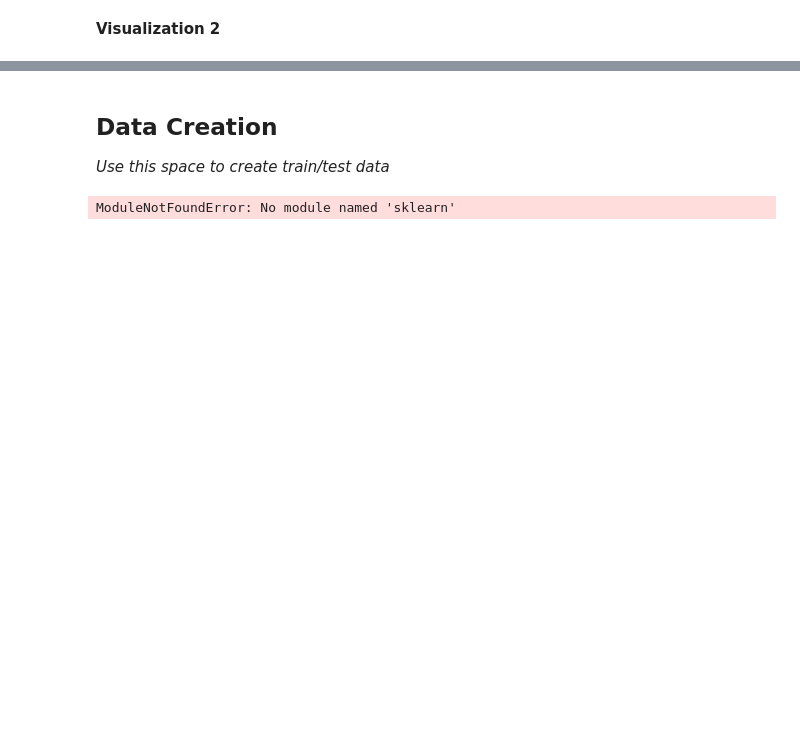
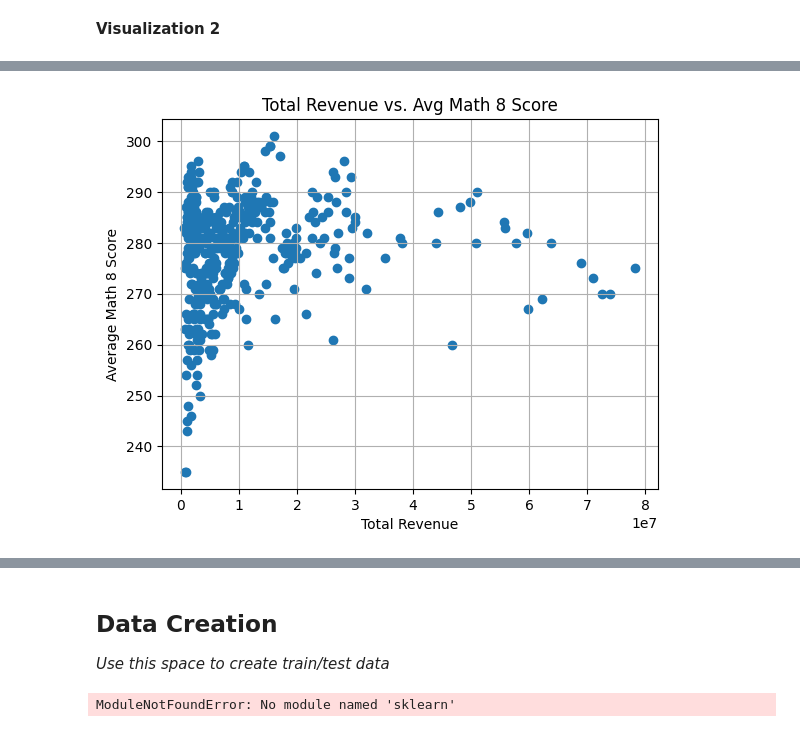
Before and after one commit to nickjohnsondls/MDST_Tutorials, a Jupyter notebook: tutorial1/checkpoint1.ipynb, the cells around one changed output, grey strips where cells are left out. Saved outputs shown, nothing was run; the diff lists cells and outputs as text; code cells hidden in the pictures; blank space fills up the shorter version.

```diff
--- a/tutorial1/checkpoint1.ipynb
+++ b/tutorial1/checkpoint1.ipynb
@@ -85,0 +199,10 @@ Investigate the relationship between your chosen response variable and at least
+# %%
+#plot for total revenue vs. avg math score
+plt.scatter(data=df, x='TOTAL_REVENUE', y='AVG_MATH_8_SCORE')
+plt.title('Total Revenue vs. Avg Math 8 Score')
+plt.xlabel('Total Revenue')
+plt.ylabel('Average Math 8 Score')
+plt.grid(True)
+plt.show()
+# %% [output]
+[figure, added]
```
Also changed, not shown: parts of 19 cells of this notebook, 1 other file.
